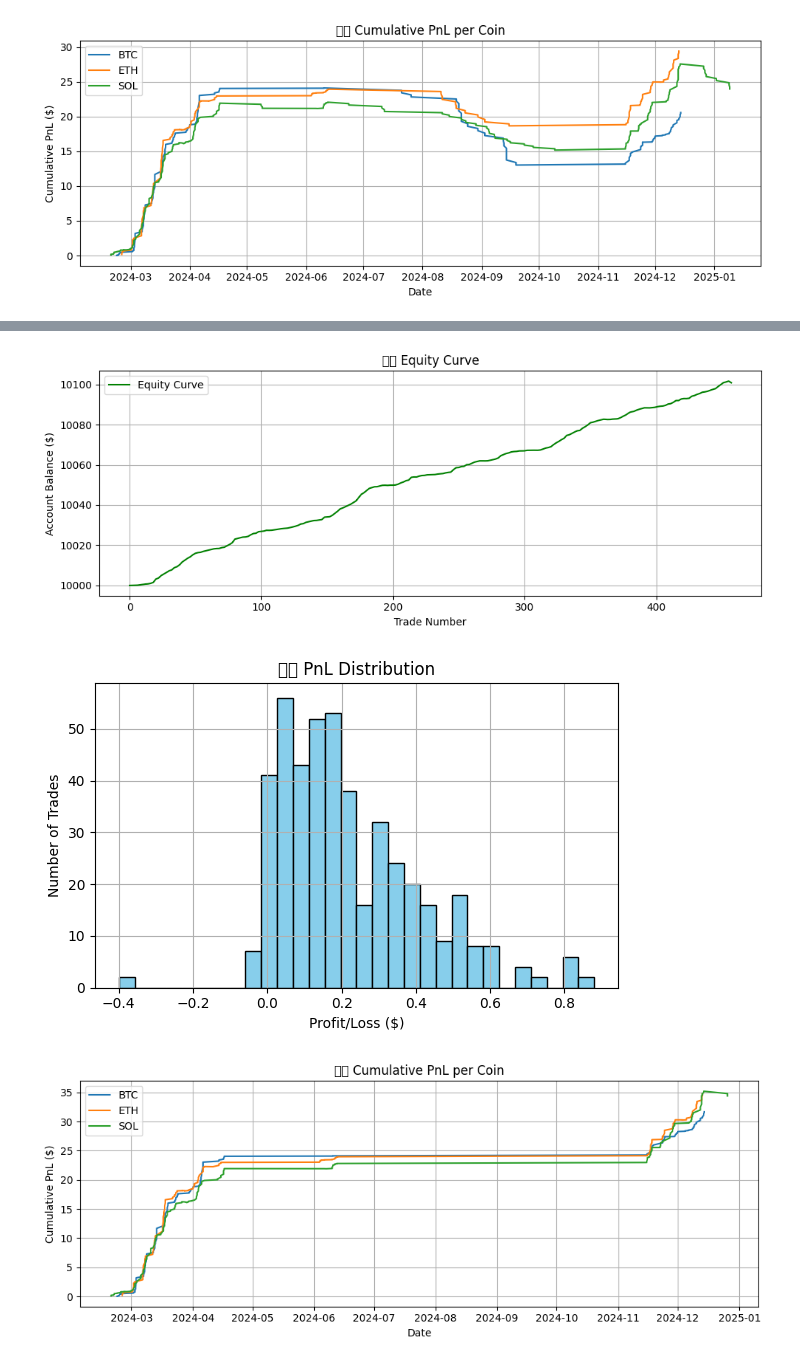
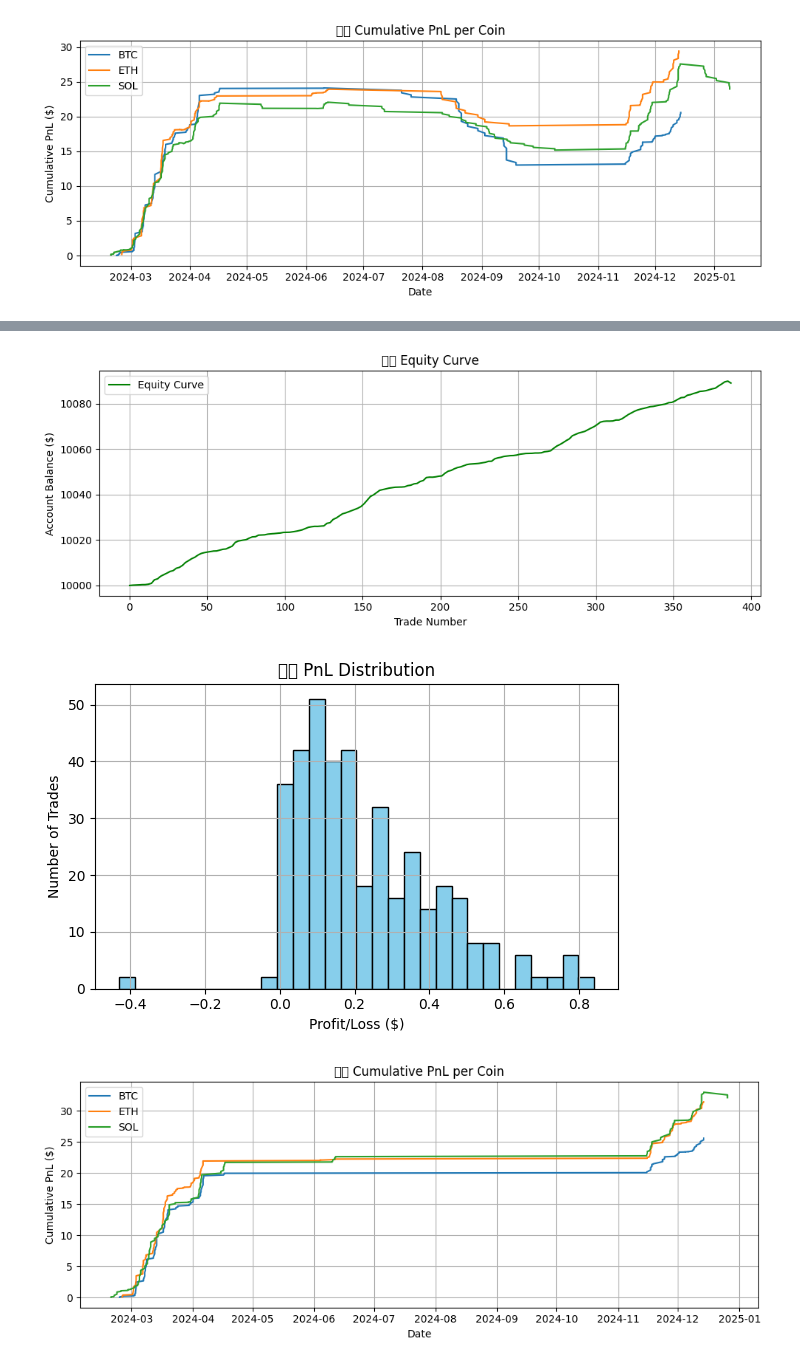
Before and after one commit to Lim-Rong-Jun/Btech-Trading-Bot, a Jupyter notebook: Funding_Rate_Arbitrage_Bot/Arbi_bot_part_3.ipynb, the cells around one changed output, grey strips where cells are left out. Saved outputs shown, nothing was run; the diff lists cells and outputs as text; code cells hidden in the pictures.

```diff
--- a/Funding_Rate_Arbitrage_Bot/Arbi_bot_part_3.ipynb
+++ b/Funding_Rate_Arbitrage_Bot/Arbi_bot_part_3.ipynb
@@ -5326,13 +5326,21 @@ for df in [btc_df, eth_df, sol_df]:
     df['funding_rate'] = pd.to_numeric(df['funding_rate'], errors='coerce')
 
 # === Parameters ===
-base_funding_rate = 0.000
+base_funding_rate = 0.0001
 funding_vol_window = 48
 base_trade_size = 0.01
 max_trade_size = 0.40
 max_open_positions = 10
+
+# Fees
 spot_maker_fee = 0.001
 futures_maker_fee = 0.0002
+spot_taker_fee = 0.001
+futures_taker_fee = 0.0004
+
+# Use taker or maker orders
+use_taker = True
+
 funding_interval = 8
 base_holding_hours = 120
 risk_per_trade_pct = 0.01
@@ -5354,12 +5362,17 @@ def calculate_position_size(account_balance, entry_price):
     raw_size = usd_risk / entry_price
     return round_trade_size(min(raw_size, max_trade_size))
 
+def get_fees(trade_size, entry_spot, entry_futures):
+    spot_fee = spot_taker_fee if use_taker else spot_maker_fee
+    futures_fee = futures_taker_fee if use_taker else futures_maker_fee
+    return (
+        trade_size * entry_spot * spot_fee * 2 +
+        trade_size * entry_futures * futures_fee * 2
+    )
+
 def calculate_funding_and_fees(trade_size, funding_rate, mark_price, entry_spot, entry_futures):
     expected_funding = trade_size * funding_rate * mark_price * (base_holding_hours / funding_interval)
-    fees = (
-        trade_size * entry_spot * spot_maker_fee * 2 +
-        trade_size * entry_futures * futures_maker_fee * 2
-    )
+    fees = get_fees(trade_size, entry_spot, entry_futures)
     return expected_funding, fees
 
 def dynamic_threshold(funding_series):
@@ -5397,10 +5410,7 @@ def run_bot(df, symbol):
                     spot_pnl = size * (pos['spot'] - spot)
                     fut_pnl = size * (futures - pos['futures'])
 
-                fee = (
-                    size * pos['spot'] * spot_maker_fee * 2 +
-                    size * futures * futures_maker_fee * 2
-                )
+                fee = get_fees(size, pos['spot'], futures)
 
                 pnl = funding_pnl + spot_pnl + fut_pnl - fee
                 account_balance += pnl
@@ -5425,7 +5435,7 @@ def run_bot(df, symbol):
                     'direction': pos['direction']
                 })
 
-        # Open new positions with improved logic
+        # Open new positions
         if abs(funding) >= min_funding and len(open_positions) < max_open_positions:
             size = calculate_position_size(account_balance, futures)
             required_margin = size * futures
@@ -5433,9 +5443,7 @@ def run_bot(df, symbol):
 
             if required_margin <= max_margin_allowed:
                 exp_funding, est_fees = calculate_funding_and_fees(size, funding, futures, spot, futures)
-
-                # Improved trade entry condition for both positive and negative funding rates
-                if (funding > 0 and exp_funding > est_fees) or (funding < 0 and abs(exp_funding) > est_fees):
+                if (funding > 0 and exp_funding > est_fees) or (funding < 0 and abs(exp_funding) < est_fees):
                     open_positions.append({
                         'id': position_id,
                         'entry_time': ts,
@@ -5551,3 +5559,3 @@ Profit Factor: 88.04
-[figure, old version]
+[figure, new version]
-[figure, old version]
+[figure, new version]
-[figure, old version]
+[figure, new version]
```
Also changed, not shown: parts of 4 cells of this notebook, 1 other file.
